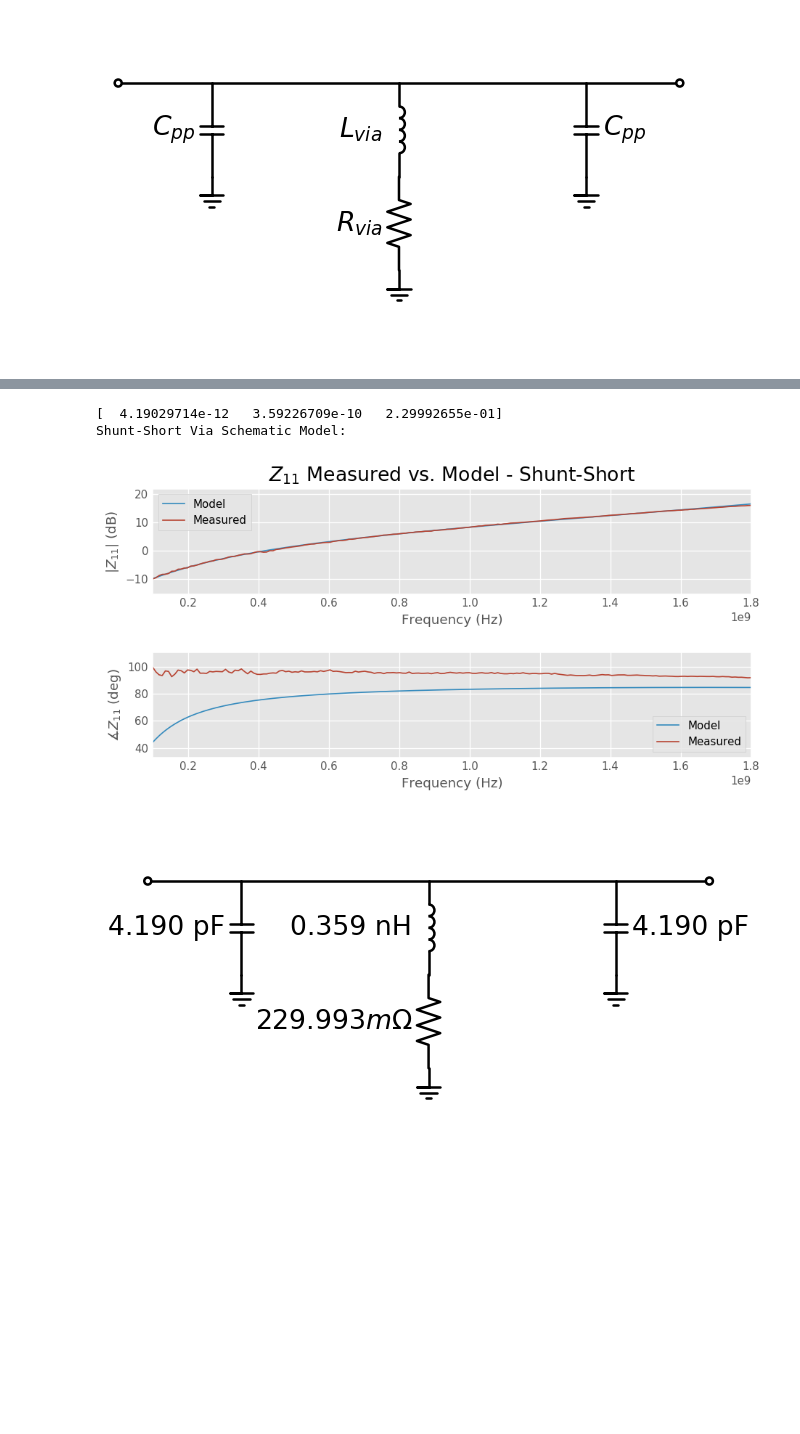
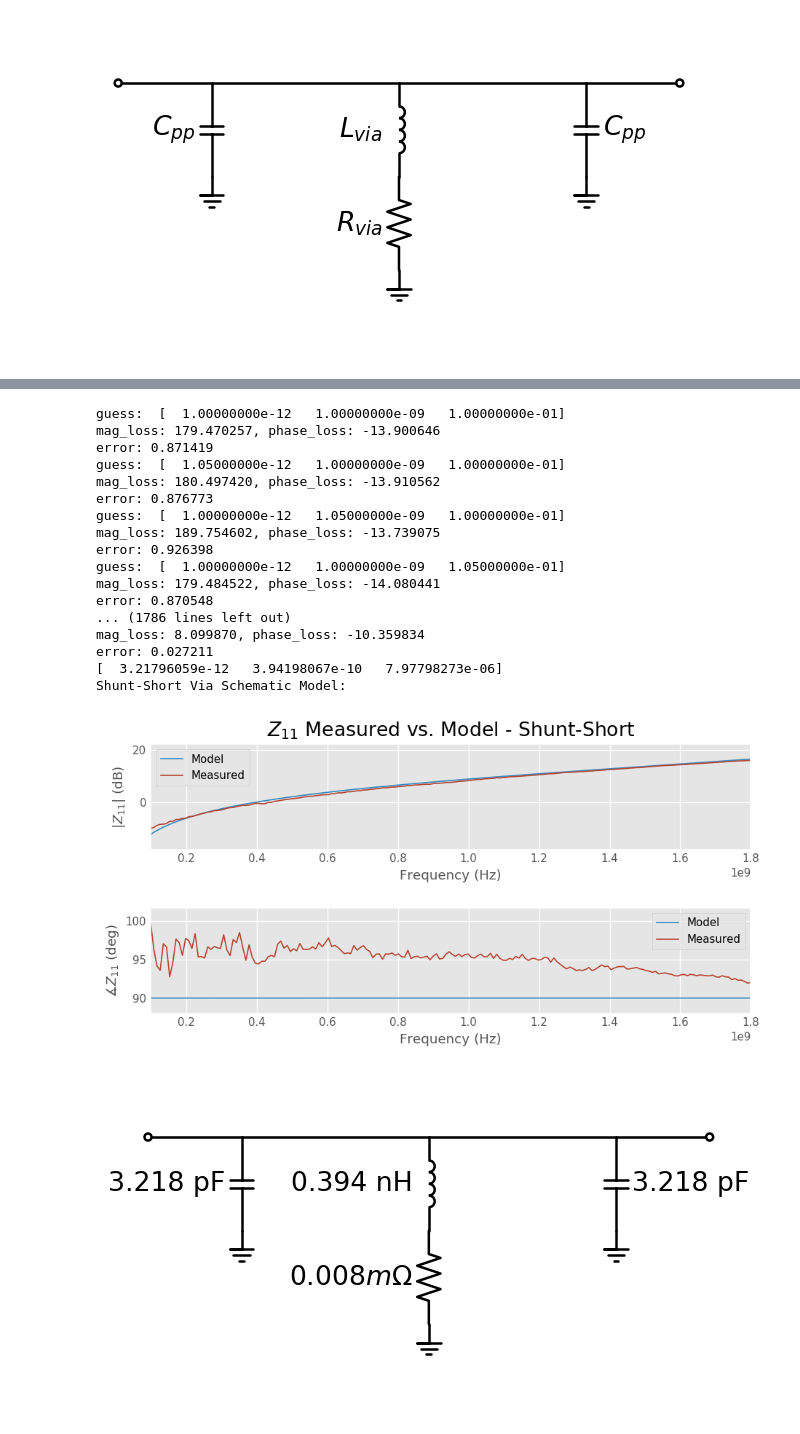
Before and after one commit to vighneshiyer/ee142_labs, a Jupyter notebook: lab1_redux/Lab1_Notebook.ipynb, the cells around one changed output, grey strips where cells are left out. Saved outputs shown, nothing was run; the diff lists cells and outputs as text; code cells hidden in the pictures; blank space fills up the shorter version.

```diff
--- a/lab1_redux/Lab1_Notebook.ipynb
+++ b/lab1_redux/Lab1_Notebook.ipynb
@@ -248,10 +348,25 @@ Open Schematic Model:
 # %%
-shunt_short_fit = optimize_for_Z11(shunt_short_model, (1e-12, 1e-9, 100e-3), shunt_short_data)
+shunt_short_fit = optimize_for_Z11(shunt_short_model, (1e-12, 1e-9, 100e-3), shunt_short_data, debug=True, loss_fn='mp_combo')
 print(shunt_short_fit.x)
 compare_fit_with_data(shunt_short_model, shunt_short_fit.x, shunt_short_data, title='Shunt-Short')
 shunt_short_schematic(C=pF(shunt_short_fit.x[0]), L=nH(shunt_short_fit.x[1]), R=mOhm(shunt_short_fit.x[2]))
 # %% [output]
-[  4.19029714e-12   3.59226709e-10   2.29992655e-01]
+guess:  [  1.00000000e-12   1.00000000e-09   1.00000000e-01]
+mag_loss: 179.470257, phase_loss: -13.900646
+error: 0.871419
+guess:  [  1.05000000e-12   1.00000000e-09   1.00000000e-01]
+mag_loss: 180.497420, phase_loss: -13.910562
+error: 0.876773
+guess:  [  1.00000000e-12   1.05000000e-09   1.00000000e-01]
+mag_loss: 189.754602, phase_loss: -13.739075
+error: 0.926398
+guess:  [  1.00000000e-12   1.00000000e-09   1.05000000e-01]
+mag_loss: 179.484522, phase_loss: -14.080441
+error: 0.870548
+... (1786 lines left out)
+mag_loss: 8.099870, phase_loss: -10.359834
+error: 0.027211
+[  3.21796059e-12   3.94198067e-10   7.97798273e-06]
 Shunt-Short Via Schematic Model:
-[figure, old version]
+[figure, new version]
-[figure, old version]
+[figure, new version]
```
Also changed, not shown: parts of 11 cells of this notebook, 1 other file.
